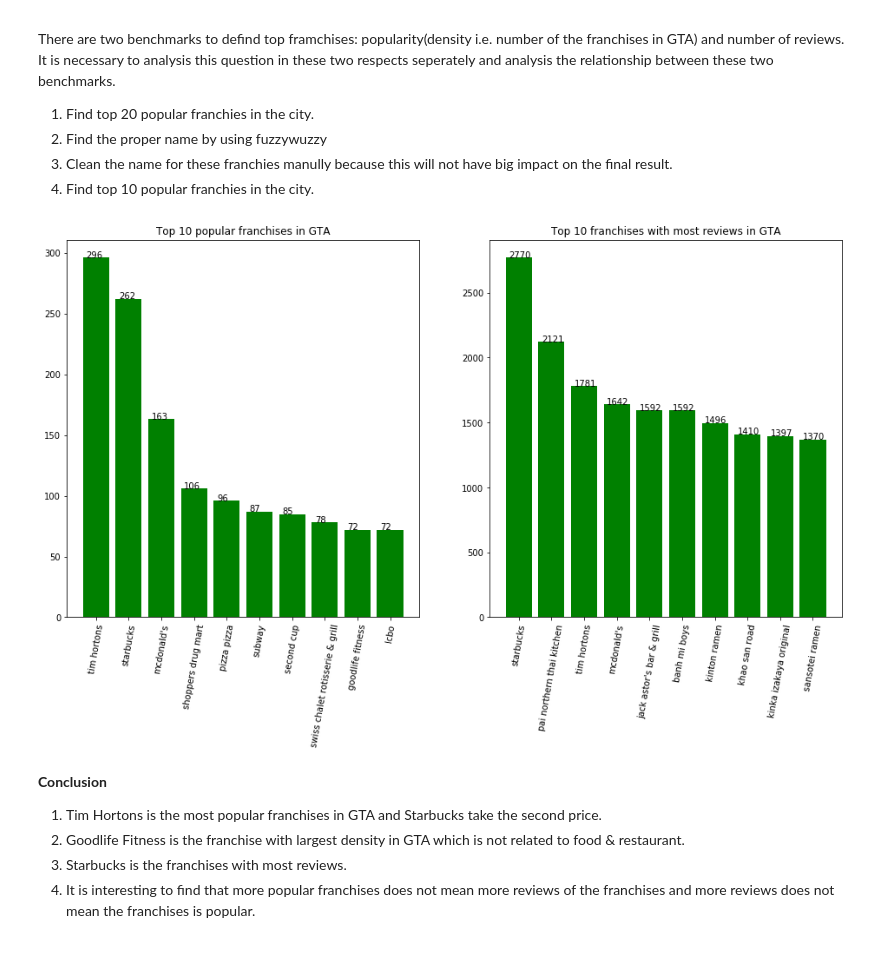
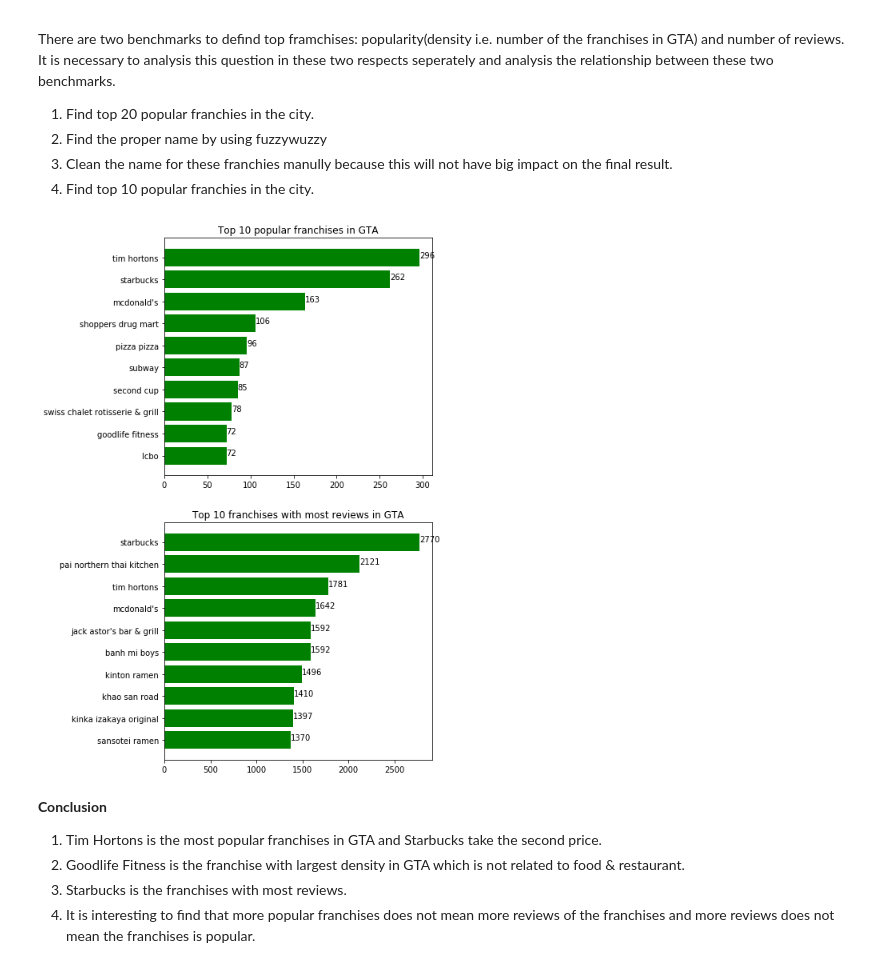
Before and after one commit to wsxwsx543/Yelp-Exploring, a Jupyter notebook: assignment2.ipynb, the cells around one changed output. Cells and saved outputs as stored; diff of their text form; code cells hidden in the pictures.

```diff
--- a/assignment2.ipynb
+++ b/assignment2.ipynb
@@ -675,9 +675,9 @@ gta_sorted_restaurants_df = gta_restaurants_categories_df.sort_values(by=['count
 gta_top_15_restaurants = gta_sorted_restaurants_df[:15].reset_index(drop=True)
 
 # Plot the bar plot.
-gta_top_15_restaurants.plot.bar(x='category', y='count', rot=70, figsize=(6, 6), color='green')
+plt.barh(y=gta_top_15_restaurants['category'][::-1], width=gta_top_15_restaurants['count'][::-1])
 plt.title('Most 15 popular food prefered by public in GTA\nBars are the favorite of people and Chinese food takes the second place')
 for i in range(len(gta_top_15_restaurants)):
-    plt.text(i - 0.5, gta_top_15_restaurants['count'][i] + 10, s=str(gta_top_15_restaurants['count'][i]))
+    plt.text(gta_top_15_restaurants['count'][len(gta_top_15_restaurants) - i - 1], i, s=str(gta_top_15_restaurants['count'][len(gta_top_15_restaurants) - i - 1]))
 plt.show()
 # %% [output]
@@ -744,26 +744,26 @@ gta_franchies_reviews_sorted = gta_franchies_reviews_df.sort_values(by=['reviews
 top_10_franchies_count = gta_franchies_count_sorted[:10]
 top_10_franchies_reviews = gta_franchies_reviews_sorted[:10]
 # %%
-fig, ax = plt.subplots(1, 2, figsize=(16, 8))
+fig, ax = plt.subplots(2, 1, figsize=(6, 12))
 
-ax[0].bar(x=top_10_franchies_count['franchies'], height=top_10_franchies_count['count'], color='green')
-ax[1].bar(x=top_10_franchies_reviews['franchies'], height=top_10_franchies_reviews['reviews'], color='green')
+ax[0].barh(y=top_10_franchies_count['franchies'][::-1], width=top_10_franchies_count['count'][::-1], color='green')
+ax[1].barh(y=top_10_franchies_reviews['franchies'][::-1], width=top_10_franchies_reviews['reviews'][::-1], color='green')
 
 ax[0].set_title('Top 10 popular franchises in GTA')
 ax[1].set_title('Top 10 franchises with most reviews in GTA')
 
 # Rotate the x-axis.
-for i in range(len(ax)):
-    for tick in ax[i].get_xticklabels():
-        tick.set_rotation(80)
+# for i in range(len(ax)):
+#     for tick in ax[i].get_xticklabels():
+#         tick.set_rotation(80)
 
 for i in range(len(top_10_franchies_count)):
-    ax[0].text(i - 0.3, top_10_franchies_count['count'][i], '{}'.format(top_10_franchies_count['count'][i]))
+    ax[0].text(top_10_franchies_count['count'][len(top_10_franchies_count) - i - 1], i, '{}'.format(top_10_franchies_count['count'][len(top_10_franchies_count) - i - 1]))
 
 for i in range(len(top_10_franchies_reviews)):
-    ax[1].text(i - 0.3, top_10_franchies_reviews['reviews'][i], '{}'.format(top_10_franchies_reviews['reviews'][i]))
+    ax[1].text(top_10_franchies_reviews['reviews'][len(top_10_franchies_reviews) - i - 1], i, '{}'.format(top_10_franchies_reviews['reviews'][len(top_10_franchies_reviews) - i - 1]))
 # %% [output]
-[figure, old version]
+[figure, new version]
 # %% [markdown]
 **Conclusion**
 
```
Also changed, not shown: parts of 2 cells of this notebook.
